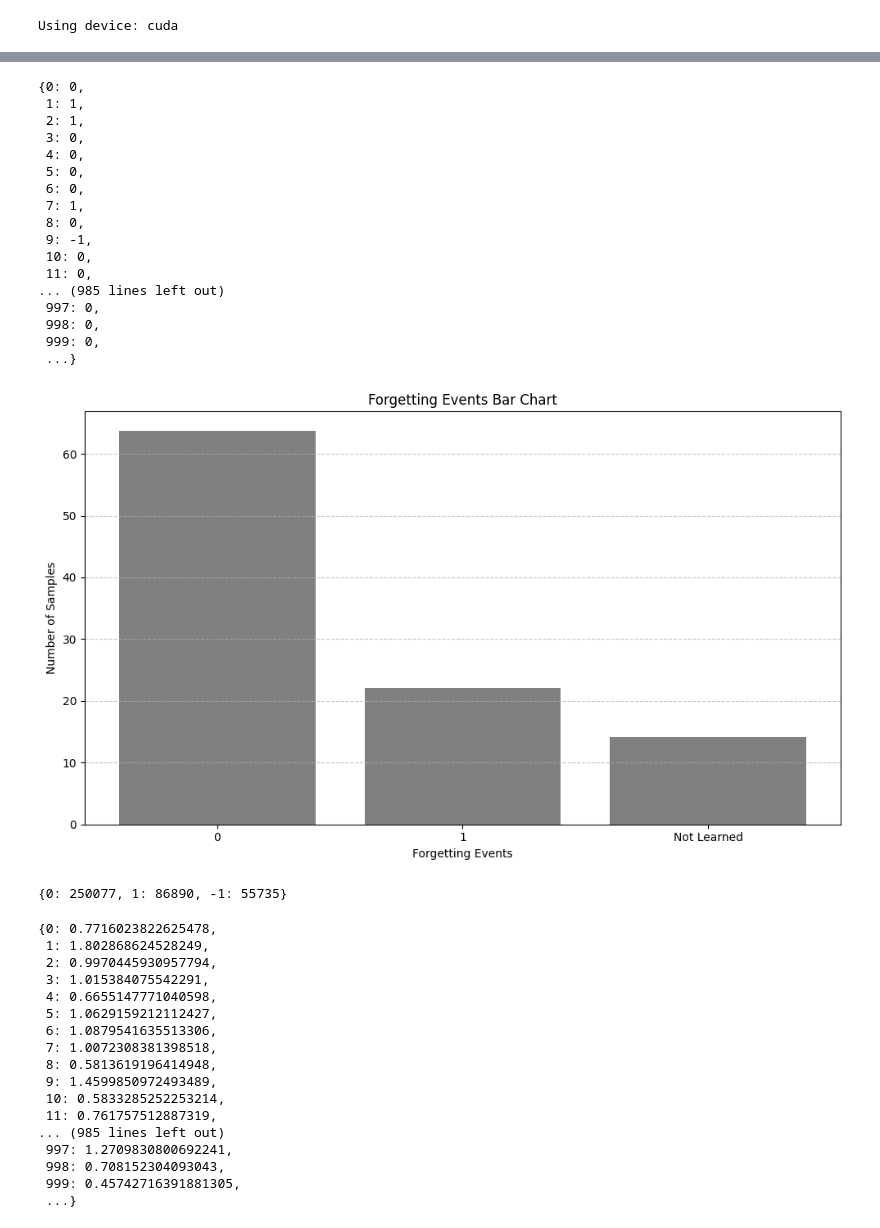
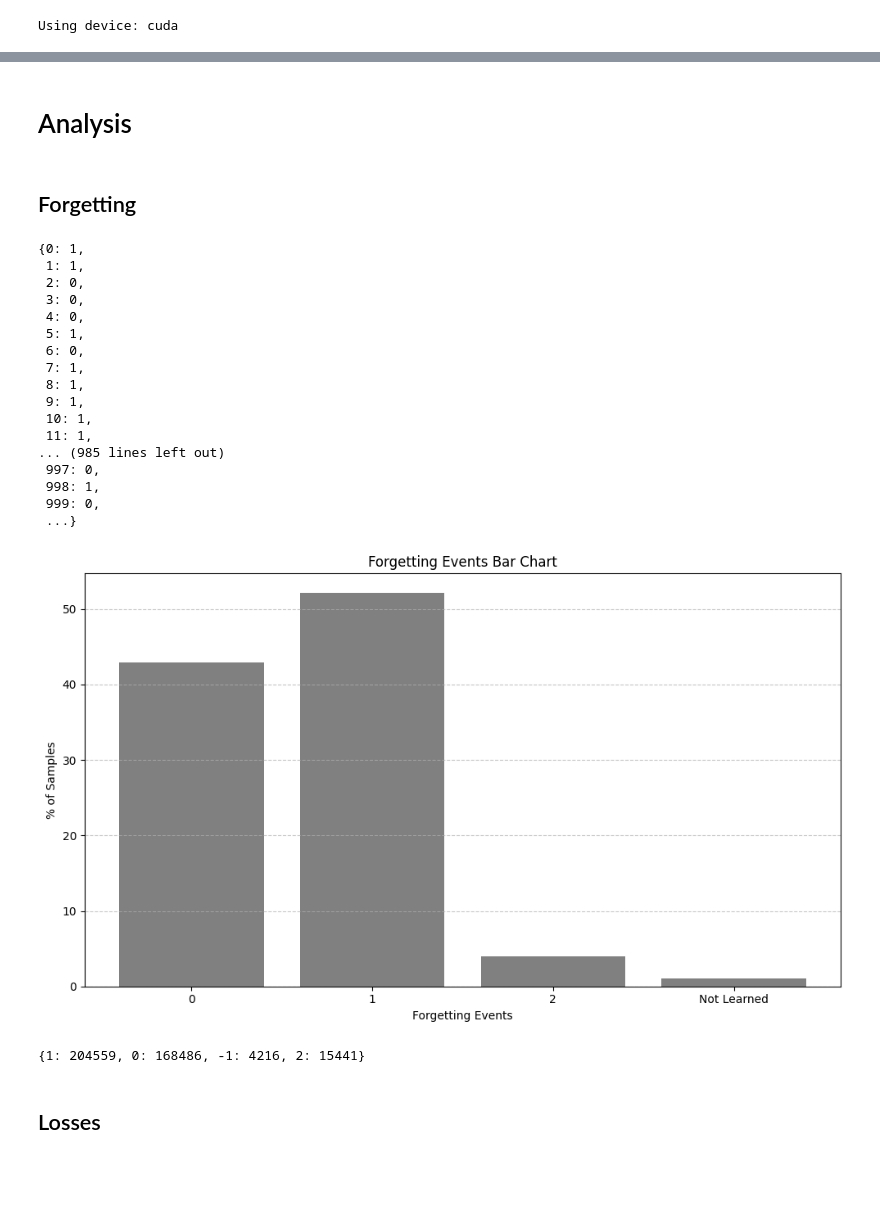
Before and after one commit to hugomilosz/hardness-metric-evaluation, a Jupyter notebook: run_experiments.ipynb, the cells around one changed output, grey strips where cells are left out. Saved outputs shown, nothing was run; the diff lists cells and outputs as text; code cells hidden in the pictures; blank space fills up the shorter version.

Commit message:
Refactored trainer and added high word overlap group analysis

```diff
--- a/run_experiments.ipynb
+++ b/run_experiments.ipynb
@@ -50,11 +55,11 @@ def compute_metrics(eval_pred):
 # Training arguments
 training_args = TrainingArguments(
     output_dir="bert-tiny-mnli",
-    learning_rate=2e-5,
+    # learning_rate=2e-5,
     per_device_train_batch_size=16,
     per_device_eval_batch_size=16,
-    num_train_epochs=2,
-    weight_decay=0.01,
+    num_train_epochs=4,
+    # weight_decay=0.01,
     evaluation_strategy="epoch",
     save_strategy="epoch",
     load_best_model_at_end=True,
@@ -104,22 +109,26 @@ TrainOutput(global_step=49088, training_loss=0.852666575415485, metrics={'train_
+# %% [markdown]
+# Analysis
+# %% [markdown]
+## Forgetting
 # %%
 forgetting_results = trainer.get_unified_stats()['forgetting_stats']['forgetting_events']
 forgetting_results
 # %% [output]
-{0: 0,
+{0: 1,
  1: 1,
- 2: 1,
+ 2: 0,
  3: 0,
  4: 0,
- 5: 0,
+ 5: 1,
  6: 0,
  7: 1,
- 8: 0,
- 9: -1,
- 10: 0,
- 11: 0,
+ 8: 1,
+ 9: 1,
+ 10: 1,
+ 11: 1,
 ... (985 lines left out)
  997: 0,
- 998: 0,
+ 998: 1,
  999: 0,
  ...}
 # %%
@@ -131,56 +140,38 @@ forgetting_counts = {}
 for value in forgetting_results.values():
     if value not in forgetting_counts:
         forgetting_counts[value] = 0
     forgetting_counts[value] += 1
 
 # Separate not-learned from other labels
 forgetting_keys = sorted([k for k in forgetting_counts.keys() if k != -1])
 forgetting_labels = forgetting_keys + ["Not Learned"]
 
 total_samples = len(train_dataset)
 
 # Calculate percentages
 forgetting_values = [forgetting_counts[k] / total_samples * 100 for k in forgetting_keys]
 forgetting_values.append(forgetting_counts[-1] / total_samples * 100)
 
 # Plot chart
 plt.figure(figsize=(10, 6))
 plt.bar(range(len(forgetting_labels)), forgetting_values, color='gray')
 
 plt.xticks(range(len(forgetting_labels)), forgetting_labels)
 plt.xlabel("Forgetting Events")
-plt.ylabel("Number of Samples")
+plt.ylabel("% of Samples")
 plt.title("Forgetting Events Bar Chart")
 plt.grid(axis='y', linestyle='--', alpha=0.7)
 
 plt.savefig("forgetting_events.png")
 wandb.log({"Forgetting Events Chart": wandb.Image("forgetting_events.png")})
 
 plt.tight_layout()
 plt.show()
 # %% [output]
-[figure, old version]
+[figure, new version]
 # %%
 print(forgetting_counts)
 # %% [output]
-{0: 250077, 1: 86890, -1: 55735}
+{1: 204559, 0: 168486, -1: 4216, 2: 15441}
-# %%
-trainer.get_unified_stats()['loss_stats']['per_sample_average_losses']
-# %% [output]
-{0: 0.7716023822625478,
- 1: 1.802868624528249,
- 2: 0.9970445930957794,
- 3: 1.015384075542291,
- 4: 0.6655147771040598,
- 5: 1.0629159212112427,
- 6: 1.0879541635513306,
- 7: 1.0072308381398518,
- 8: 0.5813619196414948,
- 9: 1.4599850972493489,
- 10: 0.5833285252253214,
- 11: 0.761757512887319,
-... (985 lines left out)
- 997: 1.2709830800692241,
- 998: 0.708152304093043,
- 999: 0.45742716391881305,
- ...}
+# %% [markdown]
+## Losses
```
Also changed, not shown: parts of 13 cells of this notebook, 2 other files.
